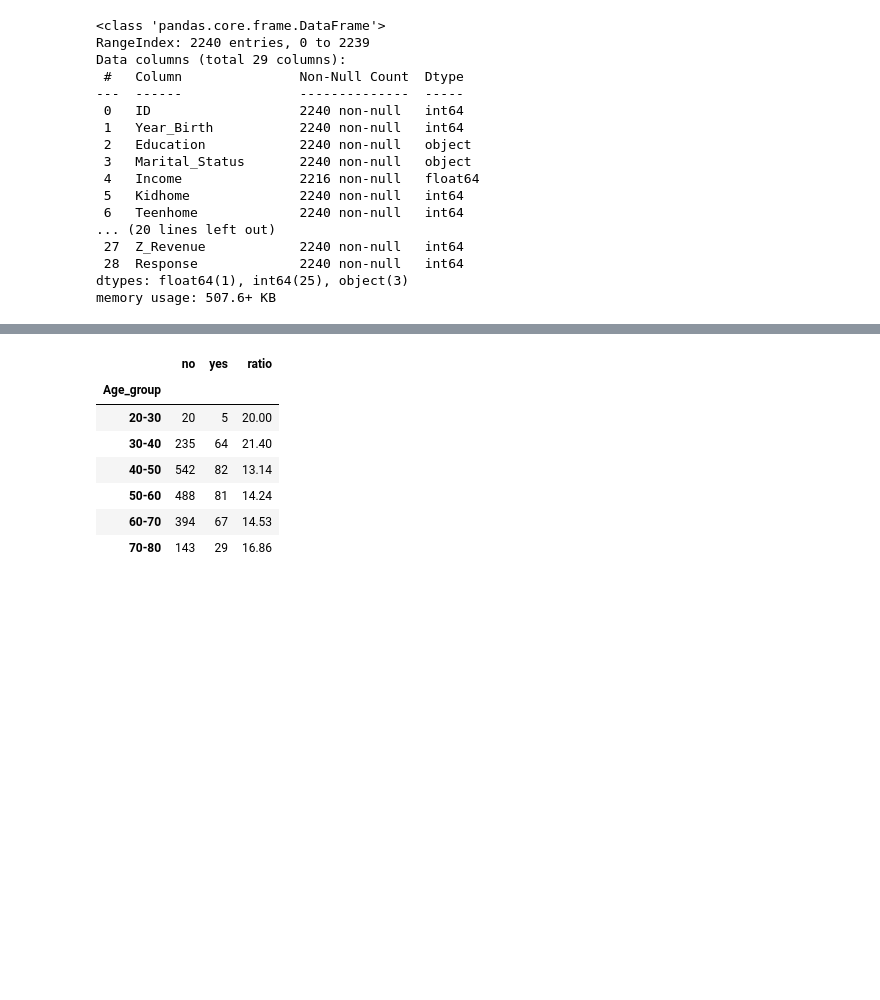
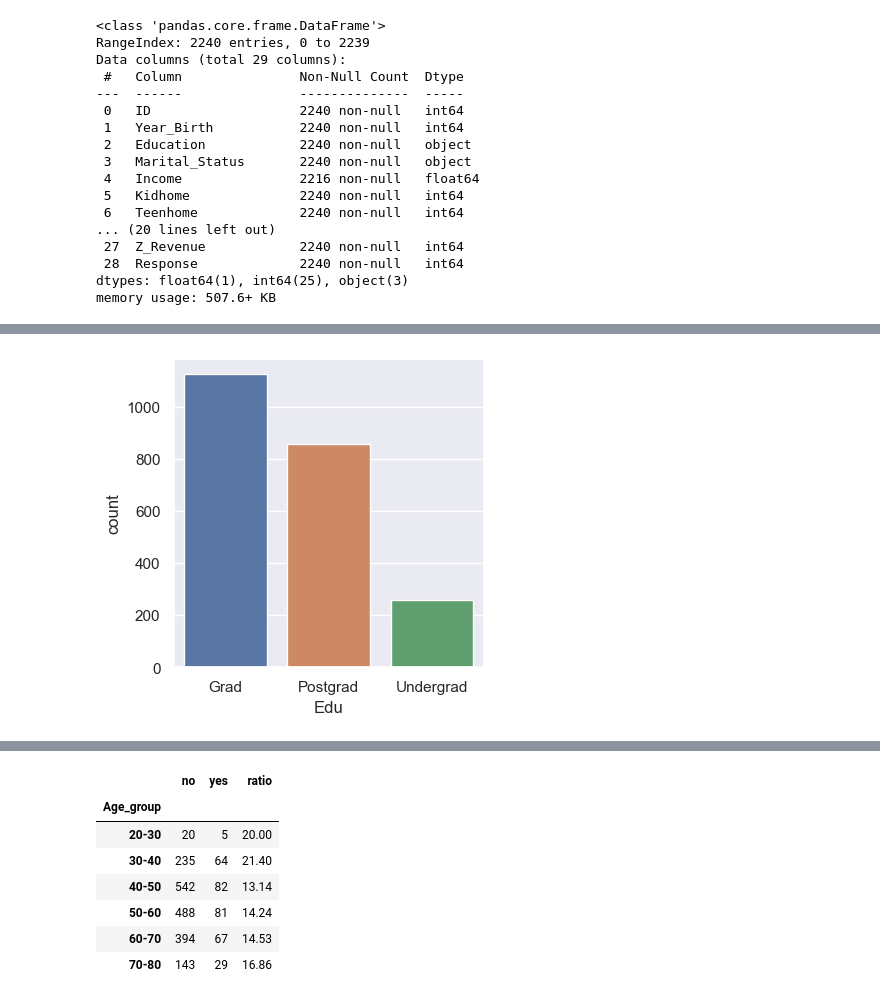
Before and after one commit to livia360/Capstone_project, a Jupyter notebook: 01_Data_Wrangling.ipynb, the cells around one changed output, grey strips where cells are left out. Saved outputs shown, nothing was run; the diff lists cells and outputs as text; code cells hidden in the pictures; blank space fills up the shorter version.

```diff
--- a/01_Data_Wrangling.ipynb
+++ b/01_Data_Wrangling.ipynb
@@ -143,0 +198,6 @@ df.describe()
+# %%
+sns.countplot(x=df.Edu)
+sns.set(rc={'figure.figsize':(4,4)})
+plt.show()
+# %% [output]
+[figure, added]
```
Also changed, not shown: parts of 64 cells of this notebook.
